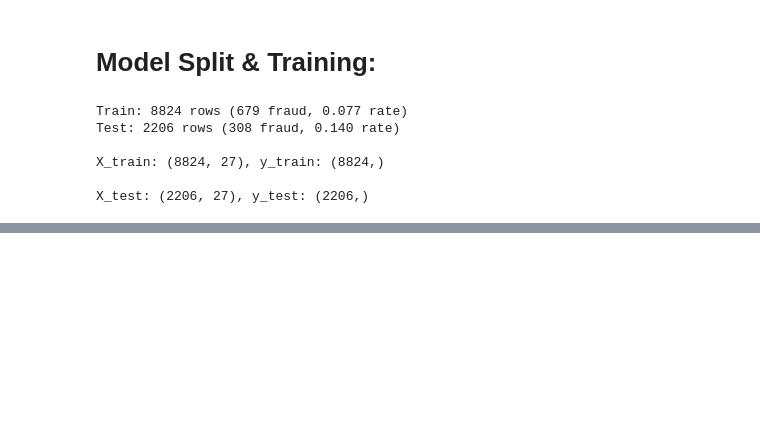
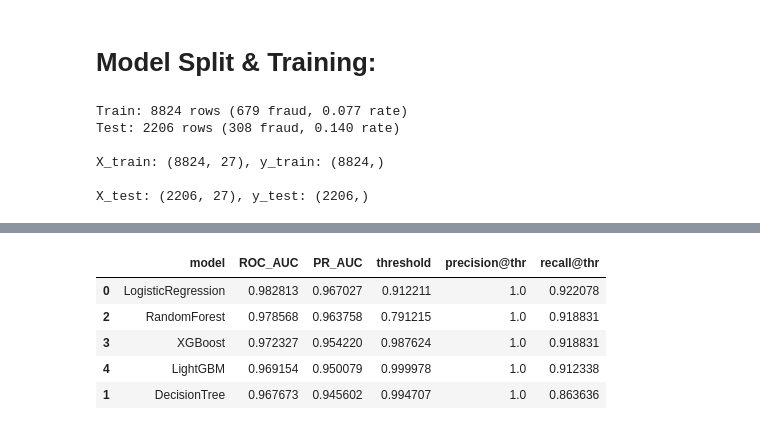
Before and after one commit to UzorNwokeaka/novapay-fraud-detection-project, a Jupyter notebook: notebooks/NovaPay - uzor_nwokeaka.ipynb, the cells around one changed output, grey strips where cells are left out. Cells and saved outputs as stored; diff of their text form; code cells hidden in the pictures; blank space fills up the shorter version.

```diff
--- a/notebooks/NovaPay - uzor_nwokeaka.ipynb
+++ b/notebooks/NovaPay - uzor_nwokeaka.ipynb
@@ -1105,0 +1293,75 @@ X_test: (2206, 27), y_test: (2206,)
+# %%
+# Unified train + evaluate pipeline
+
+from sklearn.metrics import (
+    roc_auc_score, average_precision_score,
+    precision_recall_curve, classification_report, confusion_matrix
+)
+
+def fit_and_evaluate(name, model, X_train, y_train, X_test, y_test, preprocess, target_recall=0.80):
+    pipe = Pipeline(steps=[
+        ("preprocess", preprocess),
+        ("model", model)
+    ])
+
+    pipe.fit(X_train, y_train)
+
+    # Probabilities
+    proba = pipe.predict_proba(X_test)[:, 1]
+
+    roc = roc_auc_score(y_test, proba)
+    pr  = average_precision_score(y_test, proba)
+
+    # Threshold tuning for recall target (fraud-friendly)
+    precision, recall, thresholds = precision_recall_curve(y_test, proba)
+
+    # precision/recall arrays have one extra element vs thresholds
+    valid = np.where(recall[:-1] >= target_recall)[0]
+    if len(valid) == 0:
+        best_idx = np.argmax(precision[:-1])  # fallback if recall target impossible
+    else:
+        best_idx = valid[np.argmax(precision[valid])]
+
+    best_thr = thresholds[best_idx]
+    preds = (proba >= best_thr).astype(int)
+
+    cm = confusion_matrix(y_test, preds)
+    report = classification_report(y_test, preds, digits=4)
+
+    out = {
+        "model": name,
+        "ROC_AUC": roc,
+        "PR_AUC": pr,
+        "threshold": float(best_thr),
+        "precision@thr": float(precision[best_idx]),
+        "recall@thr": float(recall[best_idx]),
+        "confusion_matrix": cm,
+        "report": report,
+        "pipeline": pipe
+    }
+    return out
+
+
+results = []
+pipelines = {}
+
+for name, model in models.items():
+    res = fit_and_evaluate(name, model, X_train, y_train, X_test, y_test, preprocess, target_recall=0.80)
+    results.append({
+        "model": res["model"],
+        "ROC_AUC": res["ROC_AUC"],
+        "PR_AUC": res["PR_AUC"],
+        "threshold": res["threshold"],
+        "precision@thr": res["precision@thr"],
+        "recall@thr": res["recall@thr"]
+    })
+    pipelines[name] = res["pipeline"]
+    print("\n" + "="*70)
+    print(name)
+    print(f"ROC_AUC={res['ROC_AUC']:.4f}  PR_AUC={res['PR_AUC']:.4f}  thr={res['threshold']:.4f}")
+    print("Confusion matrix:\n", res["confusion_matrix"])
+    print(res["report"])
+
+results_df = pd.DataFrame(results).sort_values("PR_AUC", ascending=False)
+results_df
+# %% [output]
@@ -1105,0 +1385,6 @@ X_test: (2206, 27), y_test: (2206,)
+|  | model | ROC_AUC | PR_AUC | threshold | precision@thr | recall@thr |
+| 0 | LogisticRegression | 0.982813 | 0.967027 | 0.912211 | 1.0 | 0.922078 |
+| 2 | RandomForest | 0.978568 | 0.963758 | 0.791215 | 1.0 | 0.918831 |
+| 3 | XGBoost | 0.972327 | 0.954220 | 0.987624 | 1.0 | 0.918831 |
+| 4 | LightGBM | 0.969154 | 0.950079 | 0.999978 | 1.0 | 0.912338 |
+| 1 | DecisionTree | 0.967673 | 0.945602 | 0.994707 | 1.0 | 0.863636 |
```
Also changed, not shown: parts of 20 cells of this notebook.
